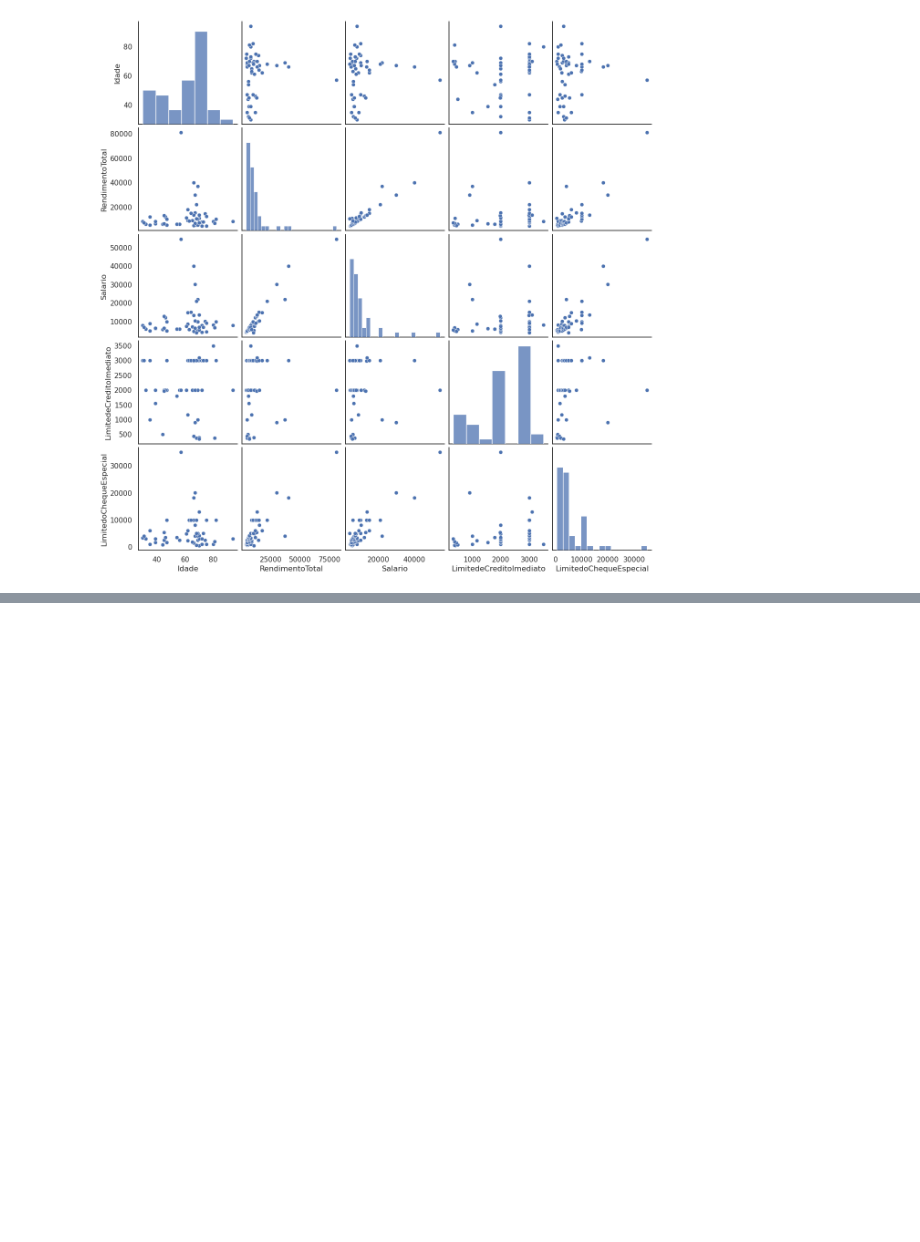
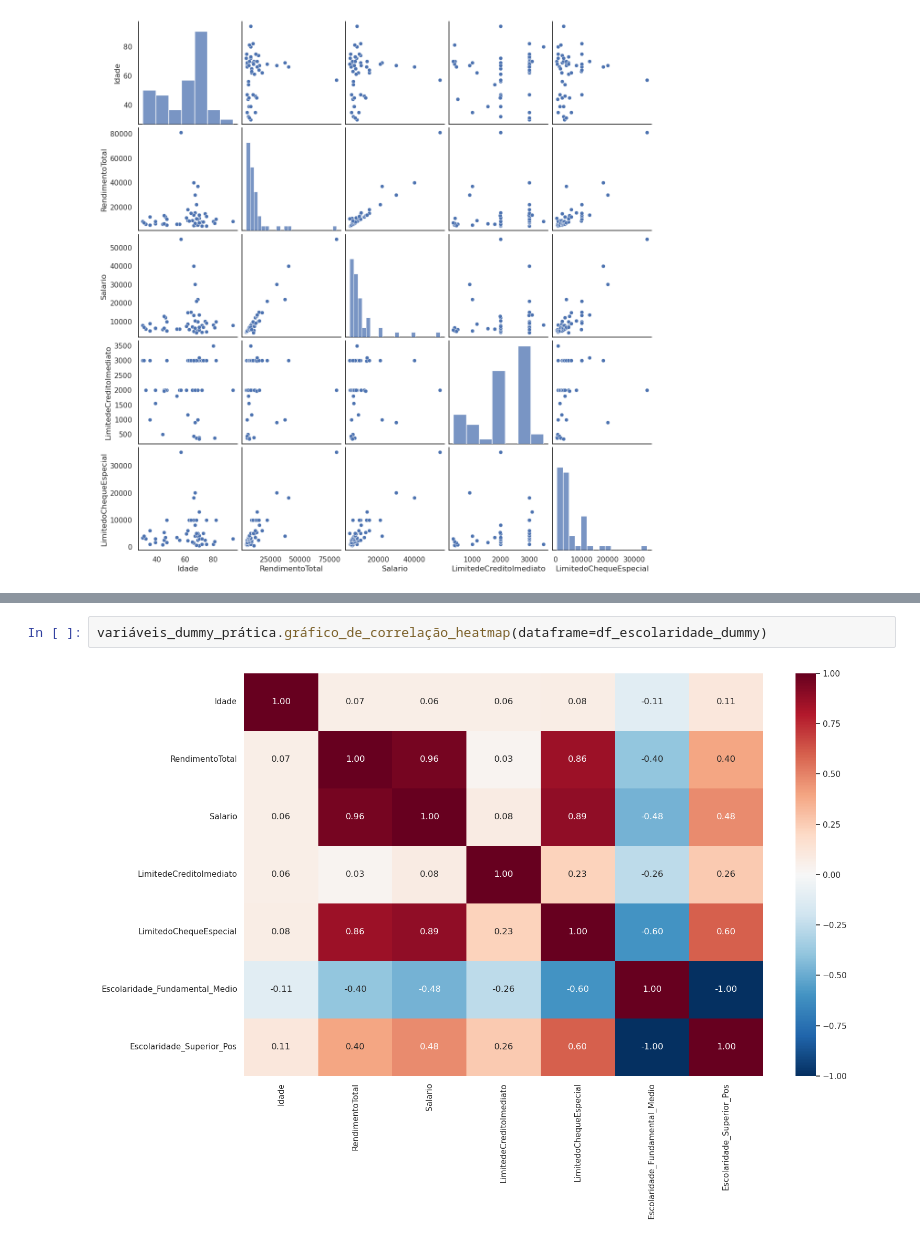
Before and after one commit to SamuelBarbosaDev/DataExpert, a Jupyter notebook: core/core/slots/7/main.ipynb, the cells around one changed output, grey strips where cells are left out. Drawn from its saved outputs; the diff is of its cells as text; blank space fills up the shorter version.

```diff
--- a/core/core/slots/7/main.ipynb
+++ b/core/core/slots/7/main.ipynb
@@ -527,0 +716,4 @@ strong multicollinearity or other numerical problems.
+# %%
+variáveis_dummy_prática.gráfico_de_correlação_heatmap(dataframe=df_escolaridade_dummy)
+# %% [output]
+[figure, added]
```
Also changed, not shown: parts of 48 cells of this notebook, 3 other files.
